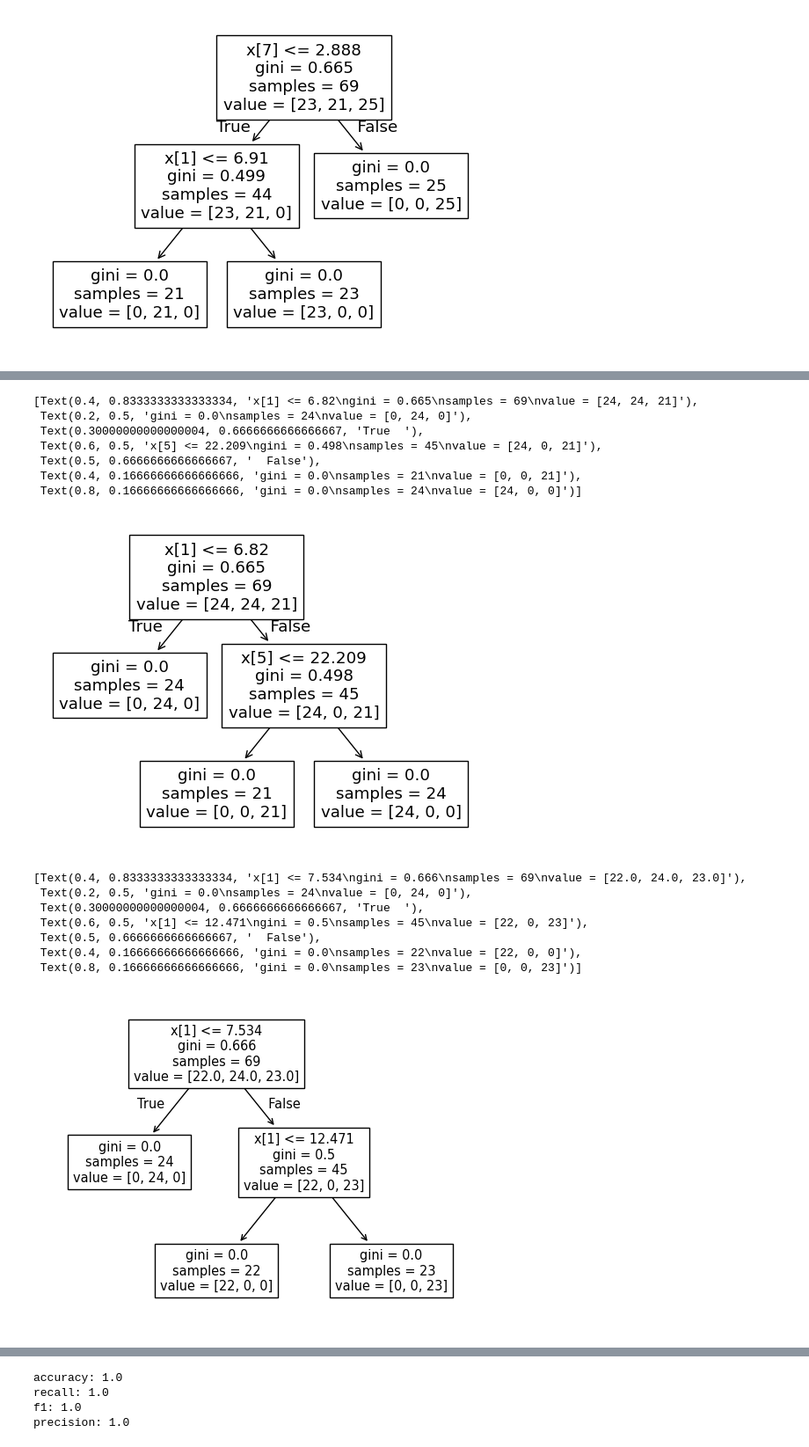
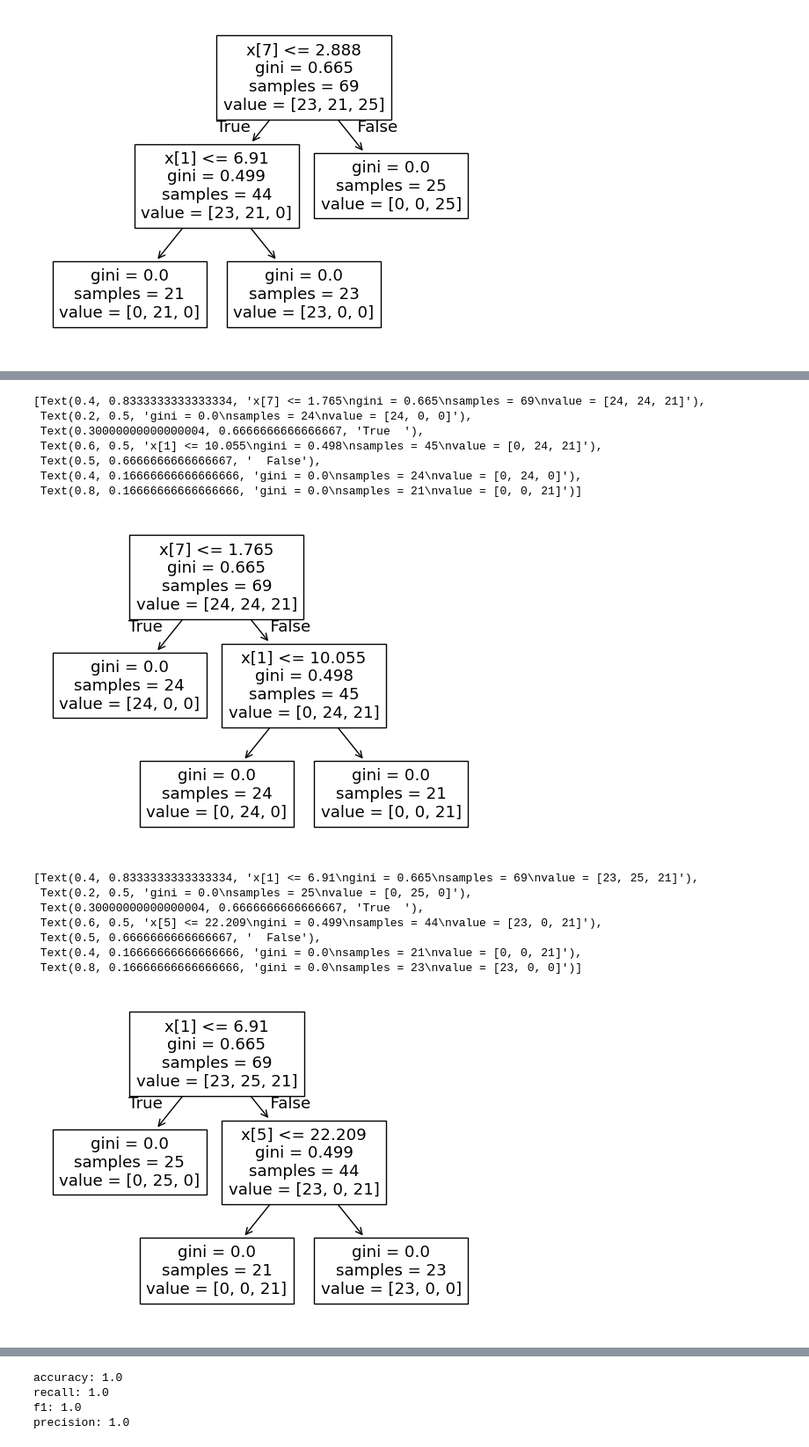
Before and after one commit to maxtschochner/World_Bank_Open_Data_Exploration, a Jupyter notebook: Analysis.ipynb, the cells around one changed output, grey strips where cells are left out. Shown at 88% size. Saved outputs shown, nothing was run; the diff lists cells and outputs as text; code cells hidden in the pictures.

```diff
--- a/Analysis.ipynb
+++ b/Analysis.ipynb
@@ -442,12 +459,0 @@ list(data_melt_pivot_pdf.columns)
-# %%
-data_melt_pivot_pdf['Population'] = data_melt_pivot_pdf['GDP (current US$)'] / data_melt_pivot_pdf['GDP per capita (current US$)']
-
-data_melt_pivot_pdf['Military expenditure per capita (current USD)'] = data_melt_pivot_pdf['Military expenditure (current USD)'] / data_melt_pivot_pdf['Population']
-
-# data_melt_pivot_pdf['Gross domestic savings per capita (current USD))'] = data_melt_pivot_pdf['Gross domestic savings (% of GDP)'] * data_melt_pivot_pdf['GDP (current US$)']/ data_melt_pivot_pdf['Population']
-
-# data_melt_pivot_pdf['External balance on goods and services per capita (current USD)'] = data_melt_pivot_pdf['External balance on goods and services (% of GDP)'] * data_melt_pivot_pdf['GDP (current US$)']/ data_melt_pivot_pdf['Population']
-
-
-
-data_melt_pivot_pdf
@@ -795,28 +711,28 @@ country_classifier_model = DecisionTreeClassifier(max_depth=10)
 country_classifier_model.fit(X_train, y_train)
 plot_tree(country_classifier_model)
 # %% [output]
-[Text(0.4, 0.8333333333333334, 'x[1] <= 6.82\ngini = 0.665\nsamples = 69\nvalue = [24, 24, 21]'),
- Text(0.2, 0.5, 'gini = 0.0\nsamples = 24\nvalue = [0, 24, 0]'),
+[Text(0.4, 0.8333333333333334, 'x[7] <= 1.765\ngini = 0.665\nsamples = 69\nvalue = [24, 24, 21]'),
+ Text(0.2, 0.5, 'gini = 0.0\nsamples = 24\nvalue = [24, 0, 0]'),
  Text(0.30000000000000004, 0.6666666666666667, 'True  '),
- Text(0.6, 0.5, 'x[5] <= 22.209\ngini = 0.498\nsamples = 45\nvalue = [24, 0, 21]'),
+ Text(0.6, 0.5, 'x[1] <= 10.055\ngini = 0.498\nsamples = 45\nvalue = [0, 24, 21]'),
  Text(0.5, 0.6666666666666667, '  False'),
- Text(0.4, 0.16666666666666666, 'gini = 0.0\nsamples = 21\nvalue = [0, 0, 21]'),
- Text(0.8, 0.16666666666666666, 'gini = 0.0\nsamples = 24\nvalue = [24, 0, 0]')]
+ Text(0.4, 0.16666666666666666, 'gini = 0.0\nsamples = 24\nvalue = [0, 24, 0]'),
+ Text(0.8, 0.16666666666666666, 'gini = 0.0\nsamples = 21\nvalue = [0, 0, 21]')]
-[figure, old version]
+[figure, new version]
 # %%
-X_train, X_test, y_train, y_test = train_test_split(X, y, random_state=298*2)
+X_train, X_test, y_train, y_test = train_test_split(X, y, random_state=503)
 country_classifier_model = DecisionTreeClassifier(max_depth=10)
 country_classifier_model.fit(X_train, y_train)
 plot_tree(country_classifier_model)
 # %% [output]
-[Text(0.4, 0.8333333333333334, 'x[1] <= 7.534\ngini = 0.666\nsamples = 69\nvalue = [22.0, 24.0, 23.0]'),
- Text(0.2, 0.5, 'gini = 0.0\nsamples = 24\nvalue = [0, 24, 0]'),
+[Text(0.4, 0.8333333333333334, 'x[1] <= 6.91\ngini = 0.665\nsamples = 69\nvalue = [23, 25, 21]'),
+ Text(0.2, 0.5, 'gini = 0.0\nsamples = 25\nvalue = [0, 25, 0]'),
  Text(0.30000000000000004, 0.6666666666666667, 'True  '),
- Text(0.6, 0.5, 'x[1] <= 12.471\ngini = 0.5\nsamples = 45\nvalue = [22, 0, 23]'),
+ Text(0.6, 0.5, 'x[5] <= 22.209\ngini = 0.499\nsamples = 44\nvalue = [23, 0, 21]'),
  Text(0.5, 0.6666666666666667, '  False'),
- Text(0.4, 0.16666666666666666, 'gini = 0.0\nsamples = 22\nvalue = [22, 0, 0]'),
- Text(0.8, 0.16666666666666666, 'gini = 0.0\nsamples = 23\nvalue = [0, 0, 23]')]
+ Text(0.4, 0.16666666666666666, 'gini = 0.0\nsamples = 21\nvalue = [0, 0, 21]'),
+ Text(0.8, 0.16666666666666666, 'gini = 0.0\nsamples = 23\nvalue = [23, 0, 0]')]
-[figure, old version]
+[figure, new version]
 # %%
 X_train, X_test, y_train, y_test = train_test_split(X, y, random_state=888)
 country_classifier_model = DecisionTreeClassifier(max_depth=10)
```
Also changed, not shown: parts of 40 cells of this notebook, 4 other files.
